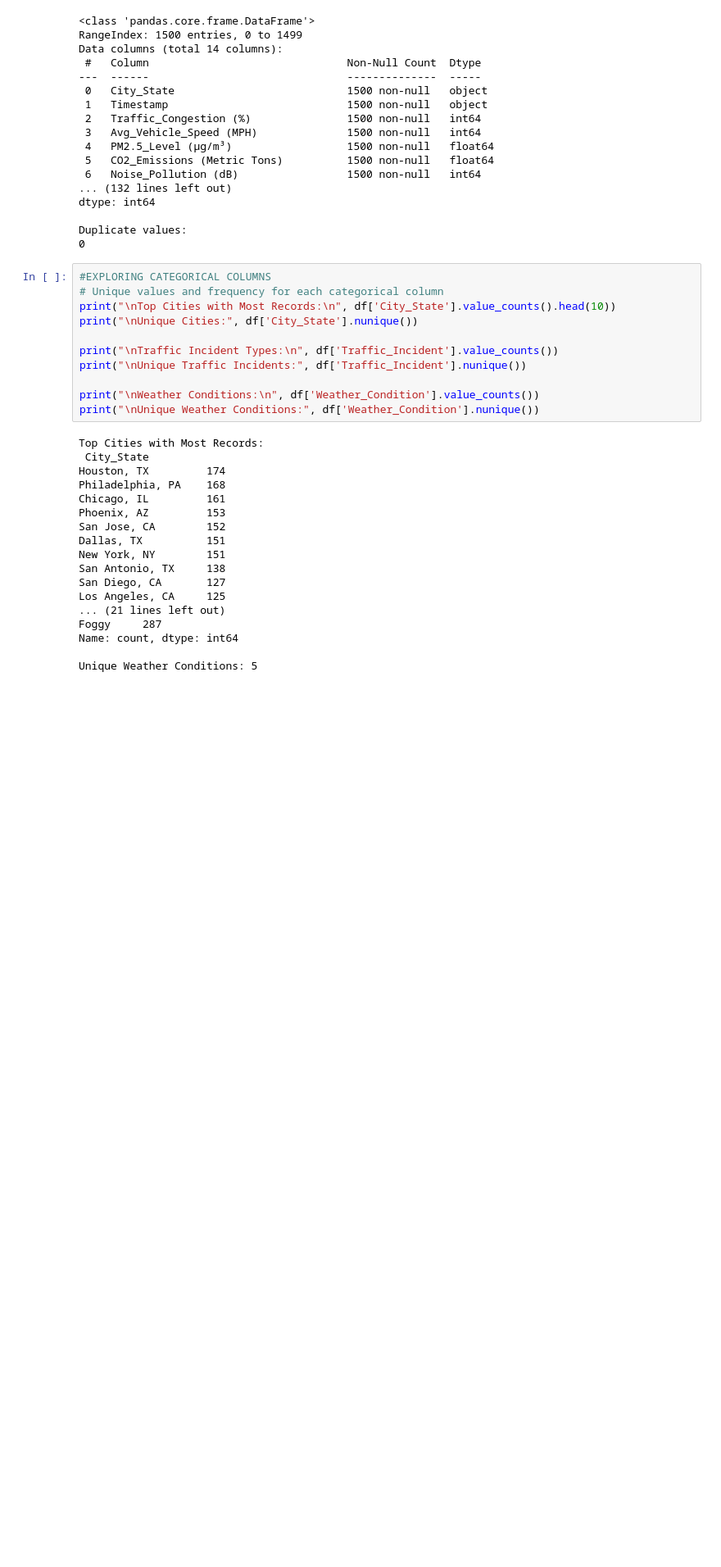
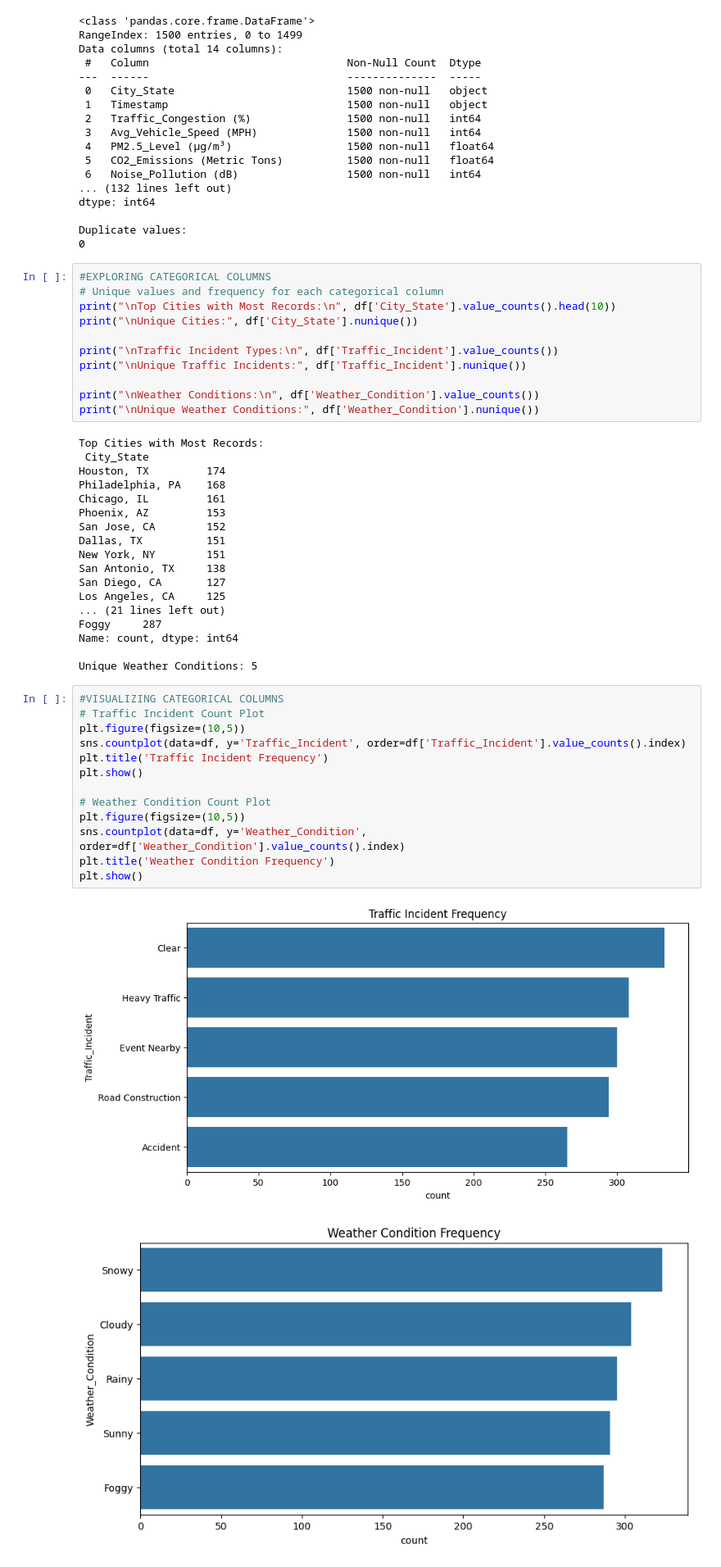
Before and after one commit to M-anvi/Python-Project, a Jupyter notebook: EDA.ipynb, the cells around one changed output. Shown at 82% size. Saved outputs shown, nothing was run; the diff lists cells and outputs as text; blank space fills up the shorter version.

Commit message:
Exploring characteristics of different columns

```diff
--- a/EDA.ipynb
+++ b/EDA.ipynb
@@ -69,3 +71,19 @@ Foggy     287
 Name: count, dtype: int64
 
 Unique Weather Conditions: 5
+# %%
+#VISUALIZING CATEGORICAL COLUMNS
+# Traffic Incident Count Plot
+plt.figure(figsize=(10,5))
+sns.countplot(data=df, y='Traffic_Incident', order=df['Traffic_Incident'].value_counts().index)
+plt.title('Traffic Incident Frequency')
+plt.show()
+
+# Weather Condition Count Plot
+plt.figure(figsize=(10,5))
+sns.countplot(data=df, y='Weather_Condition', order=df['Weather_Condition'].value_counts().index)
+plt.title('Weather Condition Frequency')
+plt.show()
+# %% [output]
+[figure, added]
+[figure, added]
```
Also changed, not shown: parts of 3 cells of this notebook.
